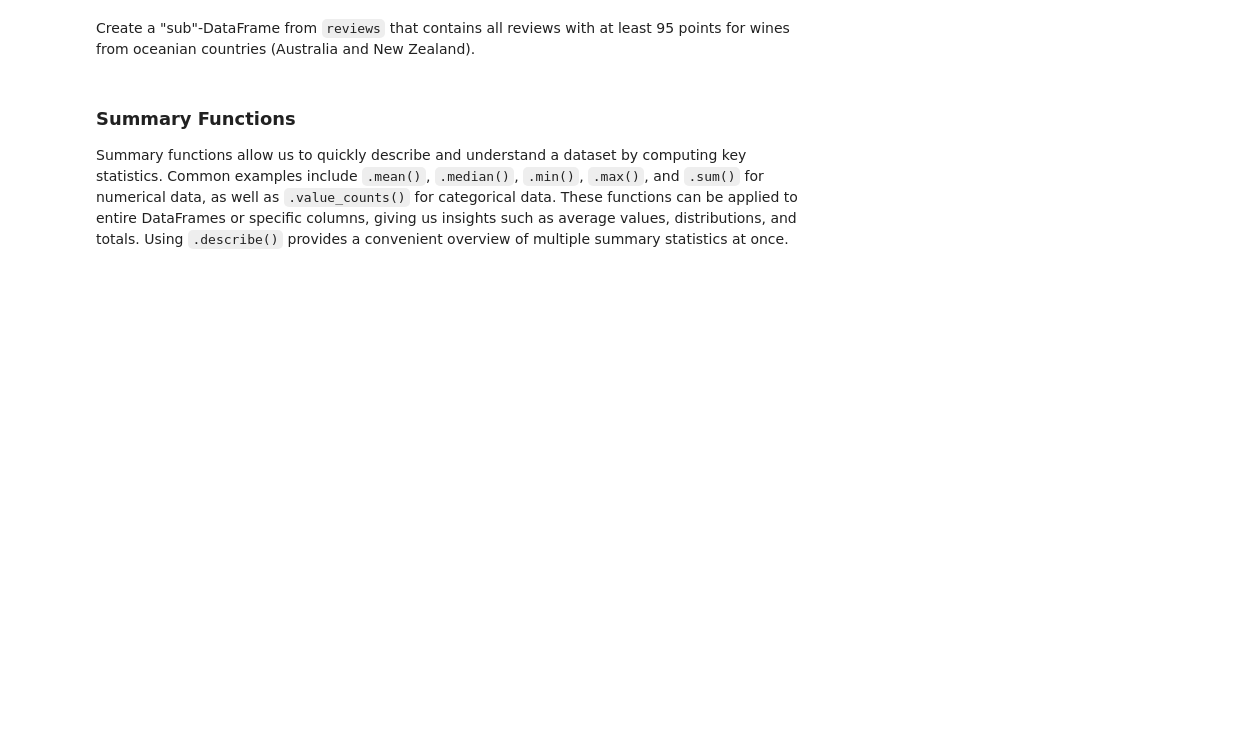
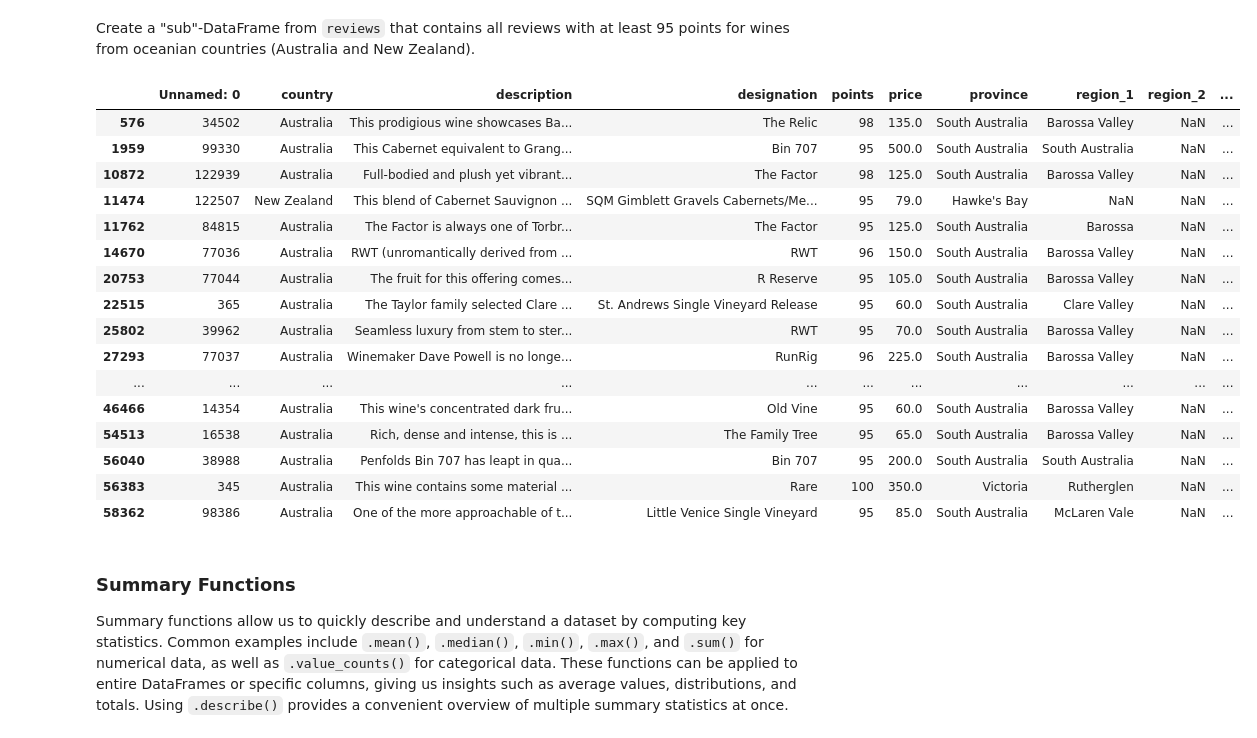
Before and after one commit to LauraP18/Analytics-through-coding-in-class, a Jupyter notebook: Session_1/Pandas.ipynb, the cells around one changed output. Drawn from its saved outputs; the diff is of its cells as text; code cells hidden in the pictures; blank space fills up the shorter version.

```diff
--- a/Session_1/Pandas.ipynb
+++ b/Session_1/Pandas.ipynb
@@ -191,3 +277,7 @@ Drop missing data
 #### Exercise
 
 Create a "sub"-DataFrame from `reviews` that contains the `country`, `province`, `region_1` and `region_2` columns with index labels `10`, `750` and `1200`.
+# %%
+reviews.loc[[10,750,1200], ["country", "province", "region_1", "region_2"]]
+reviews.reset_index(drop=True, inplace=True)
+reviews
@@ -194,5 +298,29 @@ Create a "sub"-DataFrame from `reviews` that contains the `country`, `province`,
 # %% [markdown]
 Create a "sub"-DataFrame from `reviews` that contains all reviews with at least 95 points for wines from oceanian countries (Australia and New Zealand).
+# %%
+sub= reviews.loc[
+    (reviews.points >= 95) &
+    (reviews.country.isin(["Australia", "New Zealand"]))
+]
+sub
+# %% [output]
+|  | Unnamed: 0 | country | description | designation | points | price | province | region_1 | region_2 | ... |
+| 576 | 34502 | Australia | This prodigious wine showcases Ba... | The Relic | 98 | 135.0 | South Australia | Barossa Valley | NaN | ... |
+| 1959 | 99330 | Australia | This Cabernet equivalent to Grang... | Bin 707 | 95 | 500.0 | South Australia | South Australia | NaN | ... |
+| 10872 | 122939 | Australia | Full-bodied and plush yet vibrant... | The Factor | 98 | 125.0 | South Australia | Barossa Valley | NaN | ... |
+| 11474 | 122507 | New Zealand | This blend of Cabernet Sauvignon ... | SQM Gimblett Gravels Cabernets/Me... | 95 | 79.0 | Hawke's Bay | NaN | NaN | ... |
+| 11762 | 84815 | Australia | The Factor is always one of Torbr... | The Factor | 95 | 125.0 | South Australia | Barossa | NaN | ... |
+| 14670 | 77036 | Australia | RWT (unromantically derived from ... | RWT | 96 | 150.0 | South Australia | Barossa Valley | NaN | ... |
+| 20753 | 77044 | Australia | The fruit for this offering comes... | R Reserve | 95 | 105.0 | South Australia | Barossa Valley | NaN | ... |
+| 22515 | 365 | Australia | The Taylor family selected Clare ... | St. Andrews Single Vineyard Release | 95 | 60.0 | South Australia | Clare Valley | NaN | ... |
+| 25802 | 39962 | Australia | Seamless luxury from stem to ster... | RWT | 95 | 70.0 | South Australia | Barossa Valley | NaN | ... |
+| 27293 | 77037 | Australia | Winemaker Dave Powell is no longe... | RunRig | 96 | 225.0 | South Australia | Barossa Valley | NaN | ... |
+| ... | ... | ... | ... | ... | ... | ... | ... | ... | ... | ... |
+| 46466 | 14354 | Australia | This wine's concentrated dark fru... | Old Vine | 95 | 60.0 | South Australia | Barossa Valley | NaN | ... |
+| 54513 | 16538 | Australia | Rich, dense and intense, this is ... | The Family Tree | 95 | 65.0 | South Australia | Barossa Valley | NaN | ... |
+| 56040 | 38988 | Australia | Penfolds Bin 707 has leapt in qua... | Bin 707 | 95 | 200.0 | South Australia | South Australia | NaN | ... |
+| 56383 | 345 | Australia | This wine contains some material ... | Rare | 100 | 350.0 | Victoria | Rutherglen | NaN | ... |
+| 58362 | 98386 | Australia | One of the more approachable of t... | Little Venice Single Vineyard | 95 | 85.0 | South Australia | McLaren Vale | NaN | ... |
 # %% [markdown]
 ### Summary Functions
 
```
Also changed, not shown: parts of 14 cells of this notebook.
